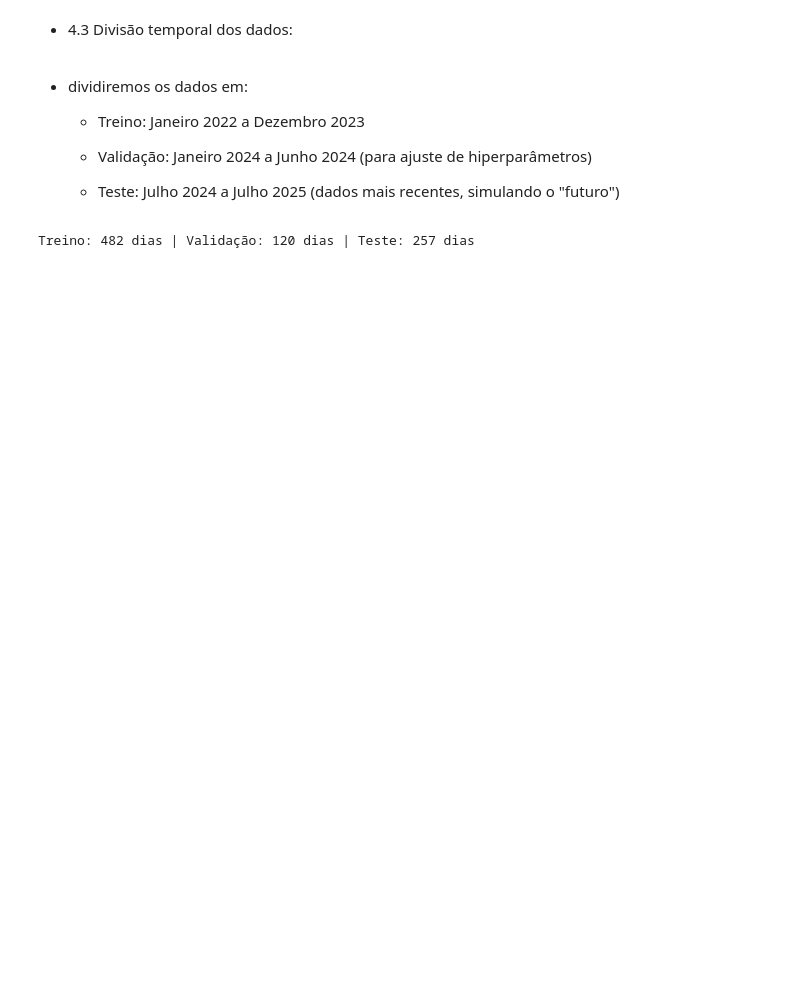
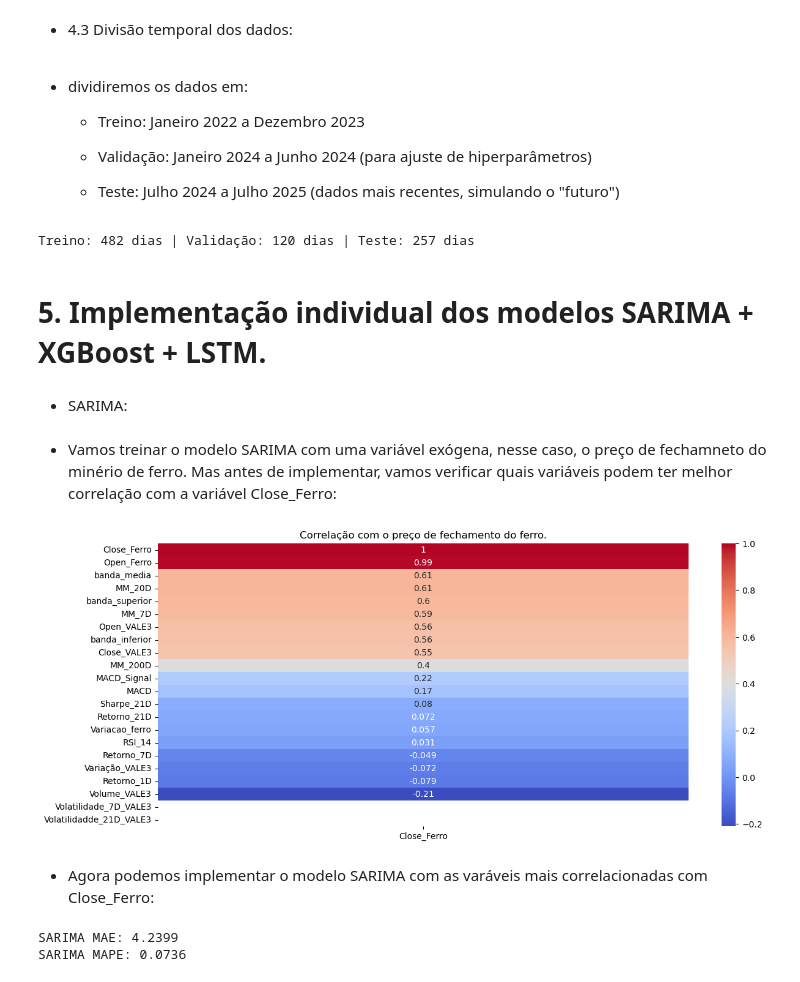
Before and after one commit to DanielCFigueira/Projeto_Predicao_VALE3, a Jupyter notebook: Arquivos_Projeto/Previsão_VALE3.ipynb, the cells around one changed output. Cells and saved outputs as stored; diff of their text form; code cells hidden in the pictures; blank space fills up the shorter version.

```diff
--- a/Arquivos_Projeto/Previsão_VALE3.ipynb
+++ b/Arquivos_Projeto/Previsão_VALE3.ipynb
@@ -478,3 +478,49 @@ Treino: 482 dias | Validação: 120 dias | Teste: 257 dias
 X_train, y_train = train.drop(columns=['Target_7D']), train['Target_7D']
 X_val, y_val = val.drop(columns=['Target_7D']), val['Target_7D']
 X_test, y_test = test.drop(columns=['Target_7D']), test['Target_7D']
+# %% [markdown]
+# 5. Implementação individual dos modelos SARIMA + XGBoost + LSTM.
+# %% [markdown]
+* SARIMA:
+# %% [markdown]
+* Vamos treinar o modelo SARIMA com uma variável exógena, nesse caso, o preço de fechamneto do minério de ferro. Mas antes de implementar, vamos verificar quais variáveis podem ter melhor correlação com a variável Close_Ferro:
+# %%
+plt.figure(figsize=(14,6))
+
+corr_matriz2 = X_train.corr()
+sns.heatmap(corr_matriz2[['Close_Ferro']].sort_values(by='Close_Ferro', ascending=False),
+            annot=True, cmap='coolwarm')
+plt.title('Correlação com o preço de fechamento do ferro.')
+plt.show()
+# %% [output]
+[figure, added]
+# %% [markdown]
+* Agora podemos implementar o modelo SARIMA com as varáveis mais correlacionadas com Close_Ferro:
+# %%
+# SARIMA com variável exógena (preço do minério de ferro):
+modelo_sarima = SARIMAX(
+    endog = y_train,
+    exog = X_train[['Close_Ferro', 'MM_20D', 'Close_VALE3', 'Open_VALE3', 'MM_200D', 'MM_7D']],
+    order = (2, 1, 2),
+    seasonal_order = (1, 1, 1, 5),
+    enforce_stationarity = False,
+    enforce_invertibility = False
+)
+
+# Treinar o modelo:
+results_sarima = modelo_sarima.fit(disp=False)
+
+# Previsão na validação (com dados exógenos):
+sarima_val_pred = results_sarima.get_forecast(
+    steps=len(y_val),
+    exog = X_val[['Close_Ferro', 'MM_20D', 'Close_VALE3', 'Open_VALE3', 'MM_200D', 'MM_7D']]
+).predicted_mean
+
+# Avaliação
+sarima_mae = mean_absolute_error(y_val, sarima_val_pred)
+print(f"SARIMA MAE: {sarima_mae:.4f}")
+sarima_mape = mean_absolute_percentage_error(y_val, sarima_val_pred)
+print(f"SARIMA MAPE: {sarima_mape:.4f}")
+# %% [output]
+SARIMA MAE: 4.2399
+SARIMA MAPE: 0.0736
```
Also changed, not shown: parts of 10 cells of this notebook, 1 other file.
